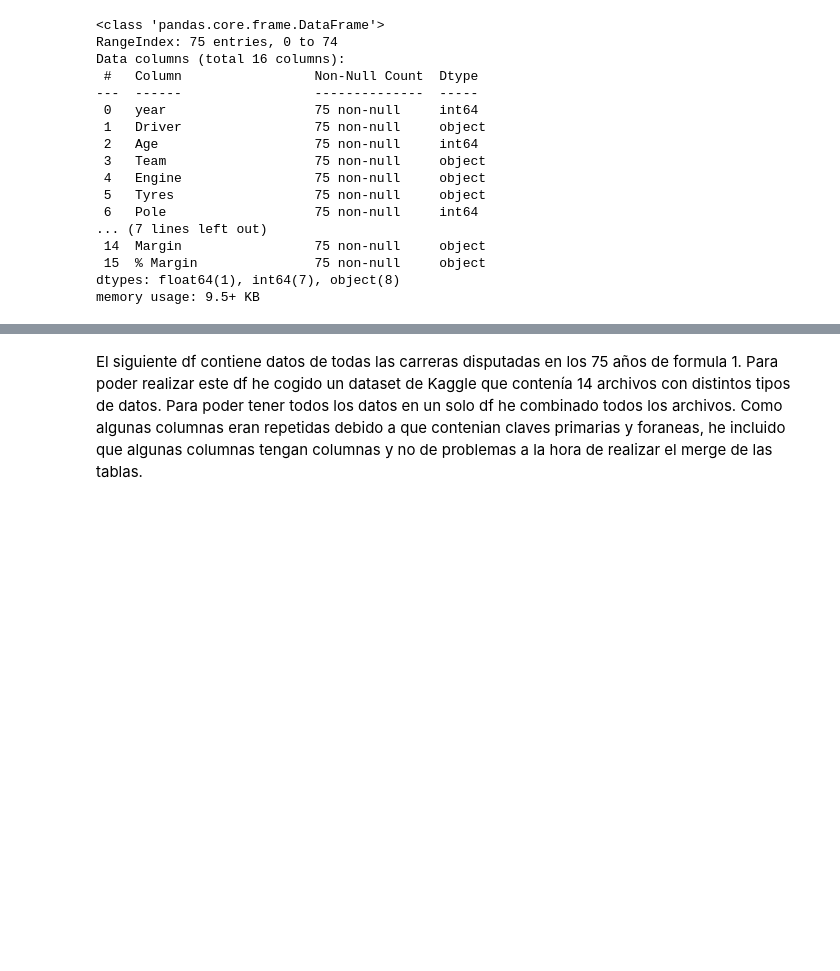
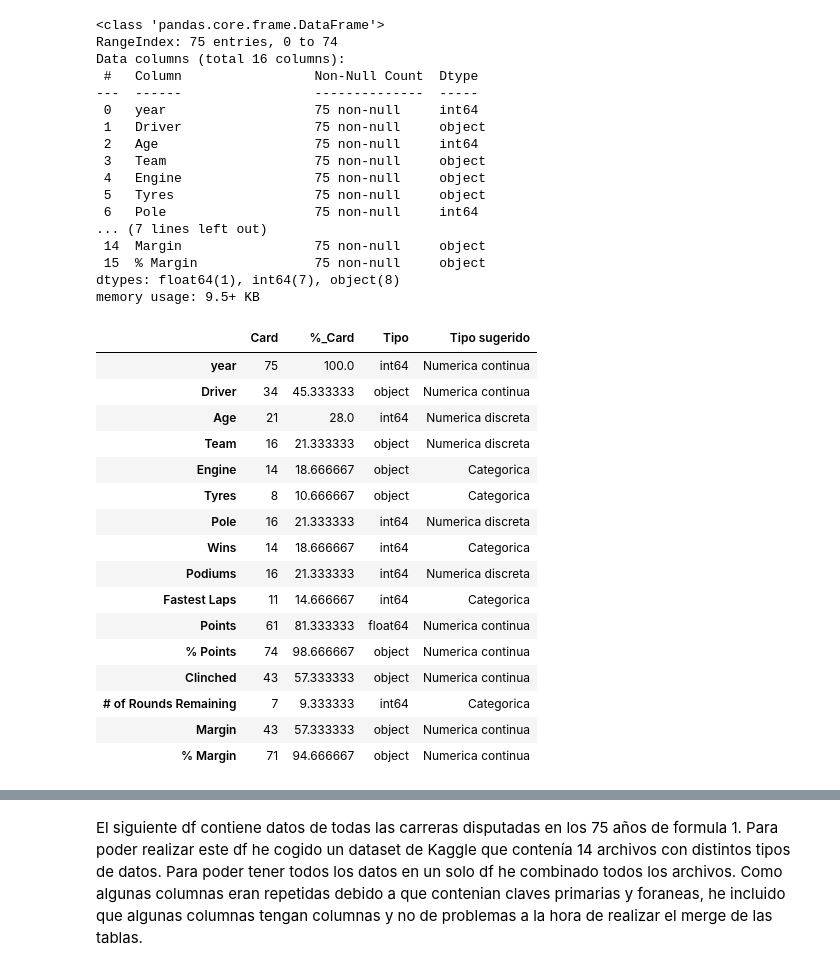
Before and after one commit to jacobo010/EDA_F1_Analysis, a Jupyter notebook: src/notebooks/primer_notebook.ipynb, the cells around one changed output, grey strips where cells are left out. Cells and saved outputs as stored; diff of their text form; code cells hidden in the pictures; blank space fills up the shorter version.

```diff
--- a/src/notebooks/primer_notebook.ipynb
+++ b/src/notebooks/primer_notebook.ipynb
@@ -122,4 +122,37 @@ Data columns (total 16 columns):
  15  % Margin               75 non-null     object
 dtypes: float64(1), int64(7), object(8)
 memory usage: 9.5+ KB
+# %%
+def card_tipo(df, umbral_categorica = 16, umbral_continua = 30):
+    df_temp = pd.DataFrame([df.nunique(), df.nunique() / len(df) * 100, df.dtypes])
+    df_temp = df_temp.T
+    df_temp = df_temp.rename(columns = {0: "Card", 1: "%_Card", 2: "Tipo"})
+
+    df_temp.loc[df_temp.Card == 1, "%_Card"] = 0.00
+
+    df_temp["Tipo sugerido"] = "Categorica"
+    df_temp.loc[df_temp["Card"] == 2, "Tipo sugerido"] = "Binaria"
+    df_temp.loc[df_temp["Card"] >= umbral_categorica, "Tipo sugerido"] = "Numerica discreta"
+    df_temp.loc[df_temp["%_Card"] >= umbral_continua, "Tipo sugerido"] = "Numerica continua"
+
+    return df_temp
+card_tipo(df_temporadas_f1)
+# %% [output]
+|  | Card | %_Card | Tipo | Tipo sugerido |
+| year | 75 | 100.0 | int64 | Numerica continua |
+| Driver | 34 | 45.333333 | object | Numerica continua |
+| Age | 21 | 28.0 | int64 | Numerica discreta |
+| Team | 16 | 21.333333 | object | Numerica discreta |
+| Engine | 14 | 18.666667 | object | Categorica |
+| Tyres | 8 | 10.666667 | object | Categorica |
+| Pole | 16 | 21.333333 | int64 | Numerica discreta |
+| Wins | 14 | 18.666667 | int64 | Categorica |
+| Podiums | 16 | 21.333333 | int64 | Numerica discreta |
+| Fastest Laps | 11 | 14.666667 | int64 | Categorica |
+| Points | 61 | 81.333333 | float64 | Numerica continua |
+| % Points | 74 | 98.666667 | object | Numerica continua |
+| Clinched | 43 | 57.333333 | object | Numerica continua |
+| # of Rounds Remaining | 7 | 9.333333 | int64 | Categorica |
+| Margin | 43 | 57.333333 | object | Numerica continua |
+| % Margin | 71 | 94.666667 | object | Numerica continua |
 # %%
```
Also changed, not shown: parts of 1 cell of this notebook.
